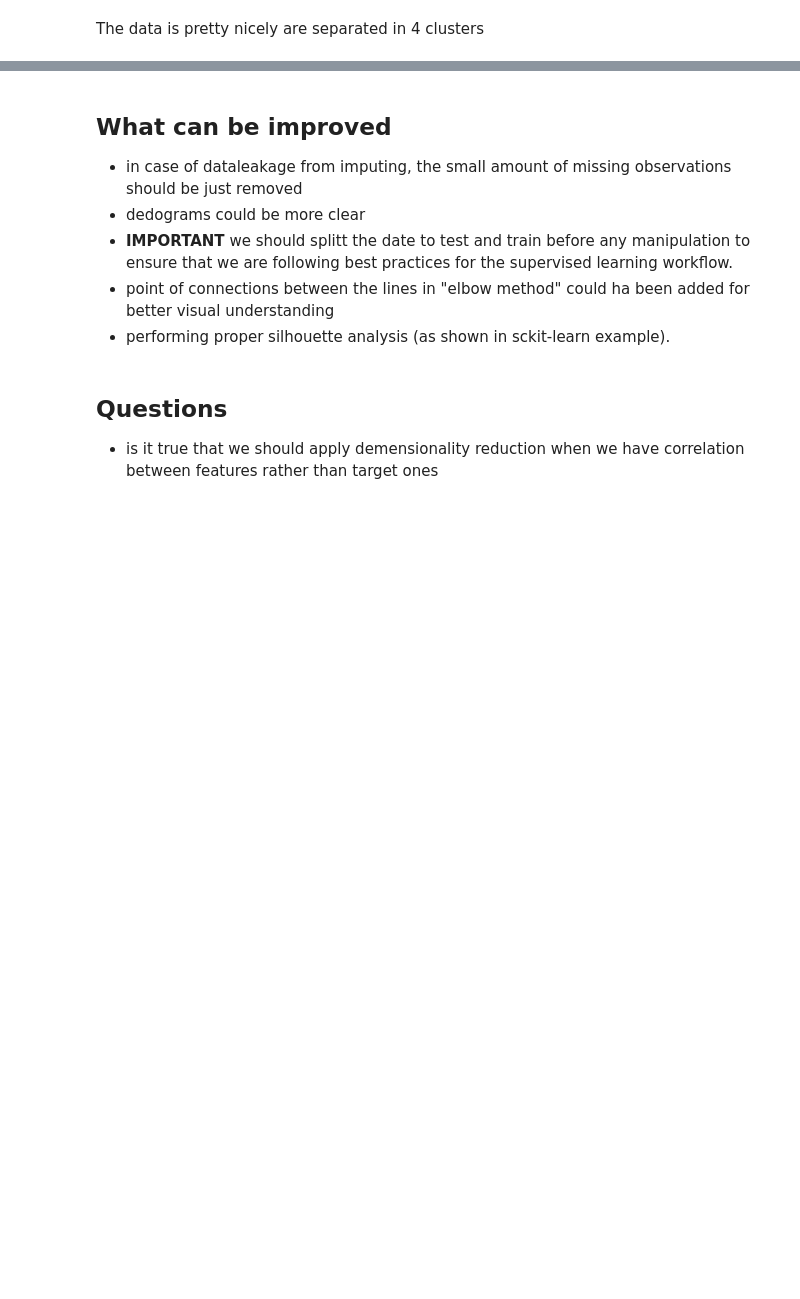
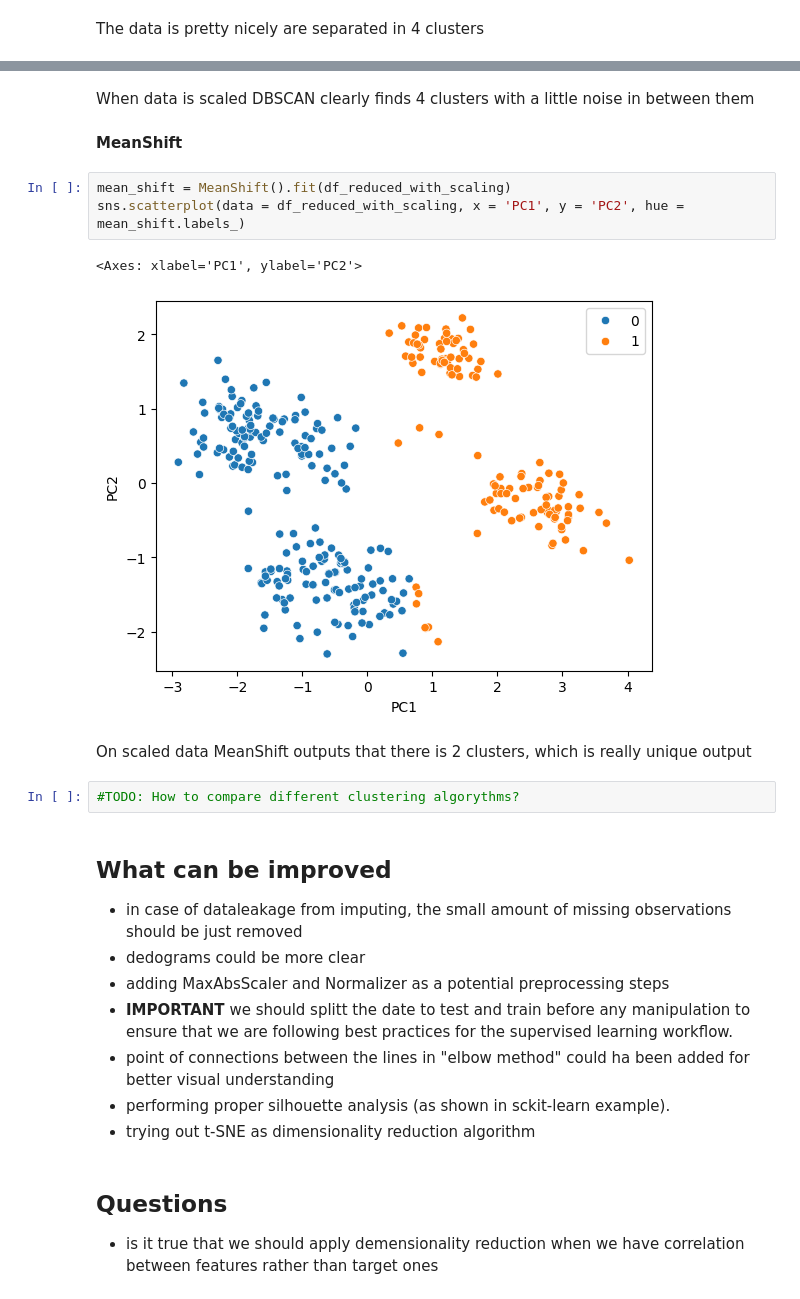
Before and after one commit to Bladwark/Penguins, a Jupyter notebook: penguins_type_analysis.ipynb, the cells around one changed output, grey strips where cells are left out. Drawn from its saved outputs; the diff is of its cells as text; blank space fills up the shorter version.

```diff
--- a/penguins_type_analysis.ipynb
+++ b/penguins_type_analysis.ipynb
@@ -492,10 +522,26 @@ The data is pretty nicely are separated in 4 clusters
+# %% [markdown]
+When data is scaled DBSCAN clearly finds 4 clusters with a little noise in between them
+# %% [markdown]
+**MeanShift**
+# %%
+mean_shift = MeanShift().fit(df_reduced_with_scaling)
+sns.scatterplot(data = df_reduced_with_scaling, x = 'PC1', y = 'PC2', hue = mean_shift.labels_)
+# %% [output]
+<Axes: xlabel='PC1', ylabel='PC2'>
+[figure, added]
+# %% [markdown]
+On scaled data MeanShift outputs that there is 2 clusters, which is really unique output
+# %%
+#TODO: How to compare different clustering algorythms?
 # %% [markdown]
 ## **What can be improved**
 - in case of dataleakage from imputing, the small amount of missing observations should be just removed
 - dedograms could be more clear
+- adding MaxAbsScaler and Normalizer as a potential preprocessing steps
 - **IMPORTANT** we should splitt the date to test and train before any manipulation to ensure that we are following best practices for the supervised learning workflow.
 - point of connections between the lines in "elbow method" could ha been added for better visual understanding
 - performing proper silhouette analysis (as shown in sckit-learn example).
+- trying out t-SNE as dimensionality reduction algorithm
 # %% [markdown]
 ## **Questions**
 - is it true that we should apply demensionality reduction when we have correlation between features rather than target ones
```
Also changed, not shown: parts of 11 cells of this notebook.
